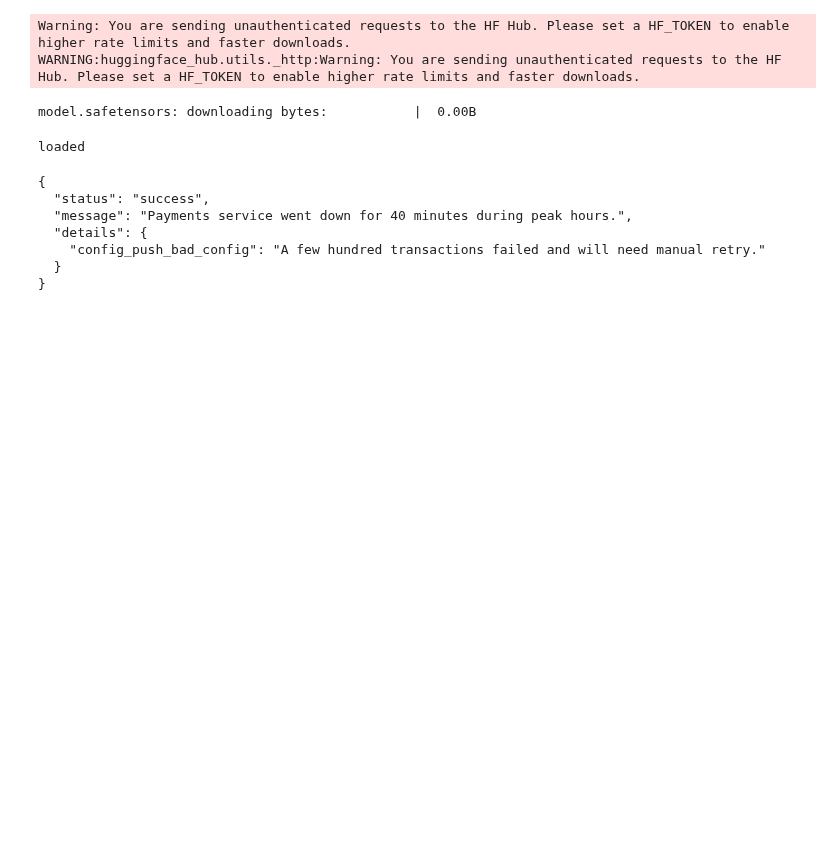
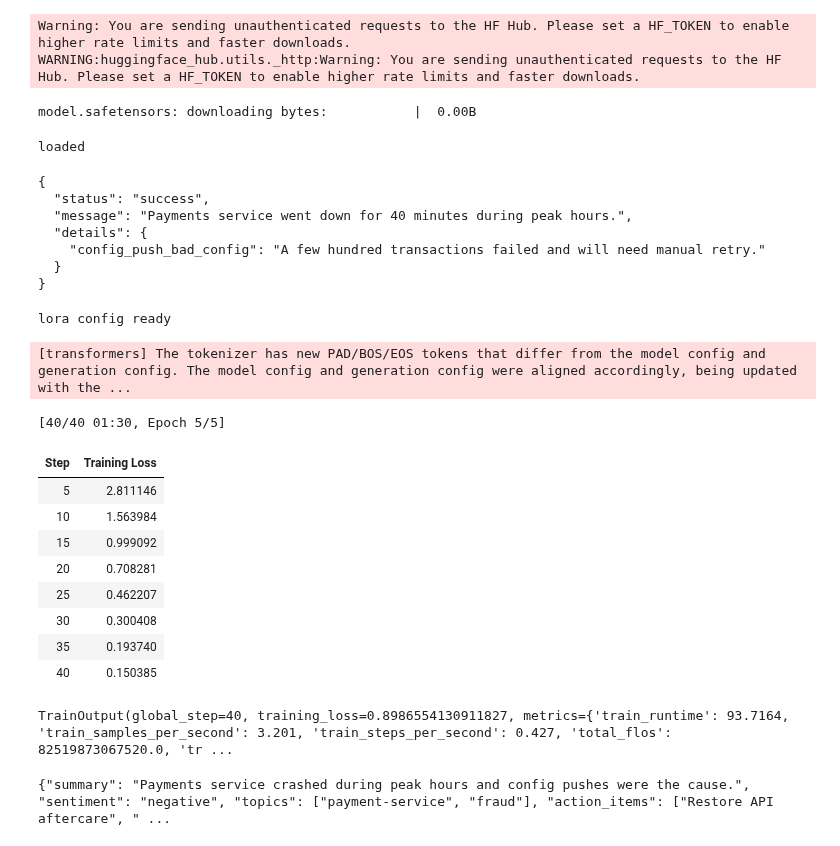
Before and after one commit to AayushAswal27/genai-agentic-lab, a Jupyter notebook: fine-tuning/qlora_schema_sft.ipynb, the cells around one changed output. Saved outputs shown, nothing was run; the diff lists cells and outputs as text; code cells hidden in the pictures; blank space fills up the shorter version.

Commit message:
add QLoRA fine-tuned adapter and trained notebook

```diff
--- a/fine-tuning/qlora_schema_sft.ipynb
+++ b/fine-tuning/qlora_schema_sft.ipynb
@@ -234,3 +234,61 @@ print(generate(model, test_note))
     "config_push_bad_config": "A few hundred transactions failed and will need manual retry."
   }
 }
+# %%
+from peft import LoraConfig
+
+peft_config = LoraConfig(
+    r=16,
+    lora_alpha=32,
+    target_modules=["q_proj", "k_proj", "v_proj", "o_proj",
+                    "gate_proj", "up_proj", "down_proj"],
+    lora_dropout=0.05,
+    bias="none",
+    task_type="CAUSAL_LM",
+)
+print("lora config ready")
+# %% [output]
+lora config ready
+# %%
+from trl import SFTTrainer, SFTConfig
+
+args = SFTConfig(
+    output_dir="qlora-schema-out",
+    num_train_epochs=5,
+    per_device_train_batch_size=2,
+    gradient_accumulation_steps=4,
+    learning_rate=2e-4,
+    bf16=True,
+    logging_steps=5,
+    save_strategy="epoch",
+    max_length=1024,
+)
+
+trainer = SFTTrainer(
+    model=model,
+    args=args,
+    train_dataset=dataset,
+    peft_config=peft_config,
+)
+
+trainer.train()
+# %% [output]
+[transformers] The tokenizer has new PAD/BOS/EOS tokens that differ from the model config and generation config. The model config and generation config were aligned accordingly, being updated with the ...
+[40/40 01:30, Epoch 5/5]
+| Step | Training Loss |
+| 5 | 2.811146 |
+| 10 | 1.563984 |
+| 15 | 0.999092 |
+| 20 | 0.708281 |
+| 25 | 0.462207 |
+| 30 | 0.300408 |
+| 35 | 0.193740 |
+| 40 | 0.150385 |
+TrainOutput(global_step=40, training_loss=0.8986554130911827, metrics={'train_runtime': 93.7164, 'train_samples_per_second': 3.201, 'train_steps_per_second': 0.427, 'total_flos': 82519873067520.0, 'tr ...
+# %%
+trainer.model.config.use_cache = True
+trainer.model.eval()
+
+print(generate(trainer.model, test_note))
+# %% [output]
+{"summary": "Payments service crashed during peak hours and config pushes were the cause.", "sentiment": "negative", "topics": ["payment-service", "fraud"], "action_items": ["Restore API aftercare", " ...
```
Also changed, not shown: parts of 2 cells of this notebook, 7 other files.
